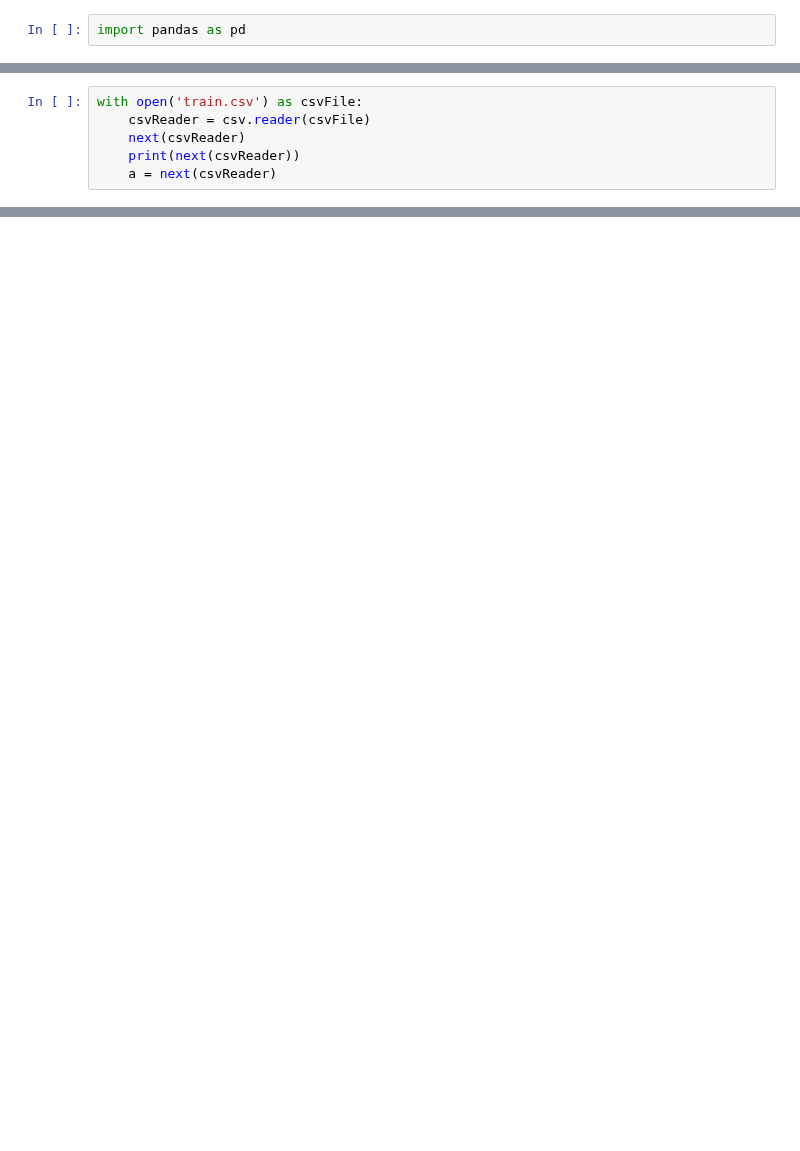
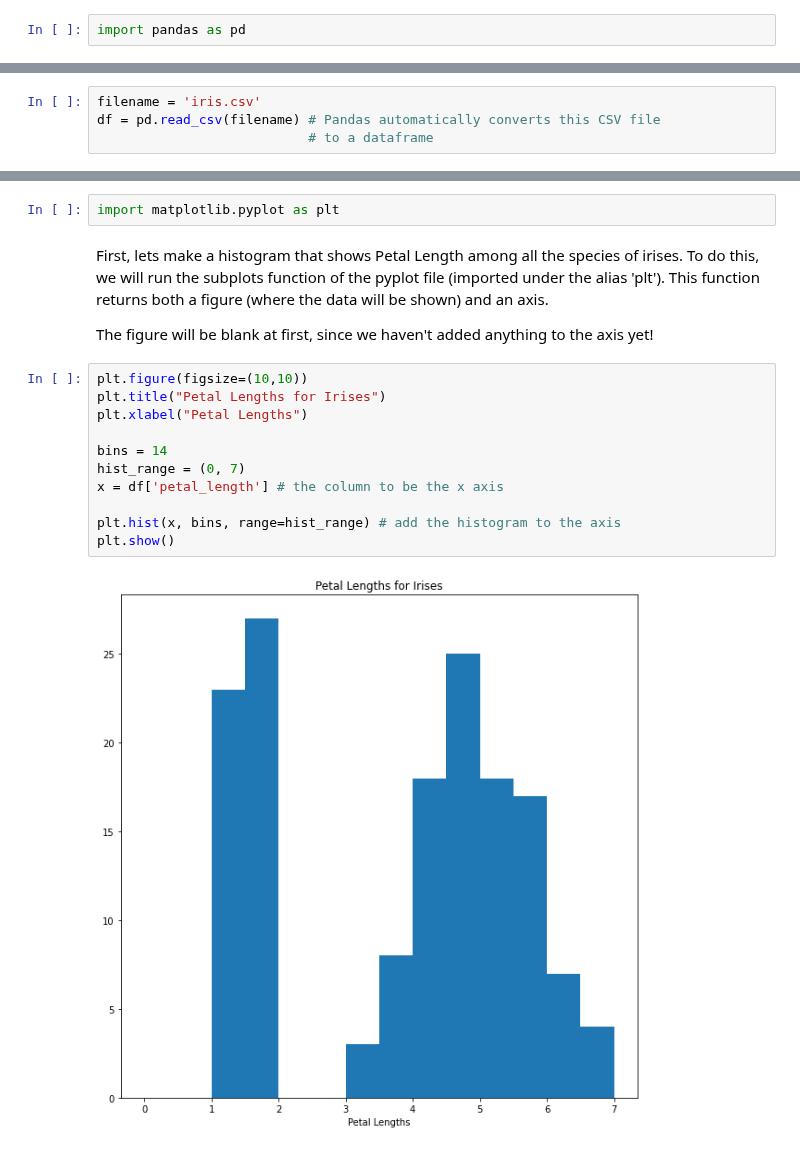
Before and after one commit to haydenhoopes/DATA-1040, a Jupyter notebook: Module 1 - Jupyter Notebook/Iris Analysis.ipynb, the cells around one changed output, grey strips where cells are left out. Saved outputs shown, nothing was run; the diff lists cells and outputs as text; blank space fills up the shorter version.

```diff
--- a/Module 1 - Jupyter Notebook/Iris Analysis.ipynb
+++ b/Module 1 - Jupyter Notebook/Iris Analysis.ipynb
@@ -12,6 +18,4 @@ import pandas as pd
 # %%
-with open('train.csv') as csvFile:
-    csvReader = csv.reader(csvFile)
-    next(csvReader)
-    print(next(csvReader))
-    a = next(csvReader)
+filename = 'iris.csv'
+df = pd.read_csv(filename) # Pandas automatically converts this CSV file
+                           # to a dataframe
@@ -25,0 +129,19 @@ a = 22
+# %%
+import matplotlib.pyplot as plt
+# %% [markdown]
+First, lets make a histogram that shows Petal Length among all the species of irises. To do this, we will run the subplots function of the pyplot file (imported under the alias 'plt'). This function returns both a figure (where the data will be shown) and an axis.
+
+The figure will be blank at first, since we haven't added anything to the axis yet!
+# %%
+plt.figure(figsize=(10,10))
+plt.title("Petal Lengths for Irises")
+plt.xlabel("Petal Lengths")
+
+bins = 14
+hist_range = (0, 7)
+x = df['petal_length'] # the column to be the x axis
+
+plt.hist(x, bins, range=hist_range) # add the histogram to the axis
+plt.show()
+# %% [output]
+[figure, added]
```
Also changed, not shown: parts of 26 cells of this notebook.
